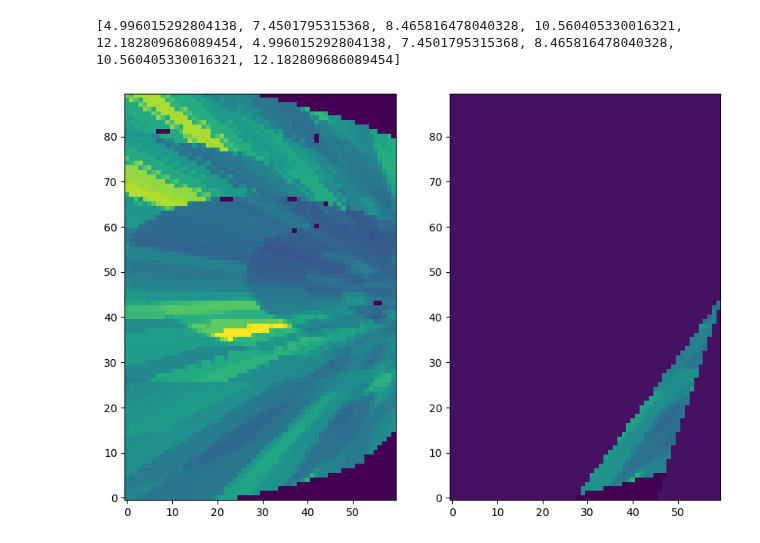
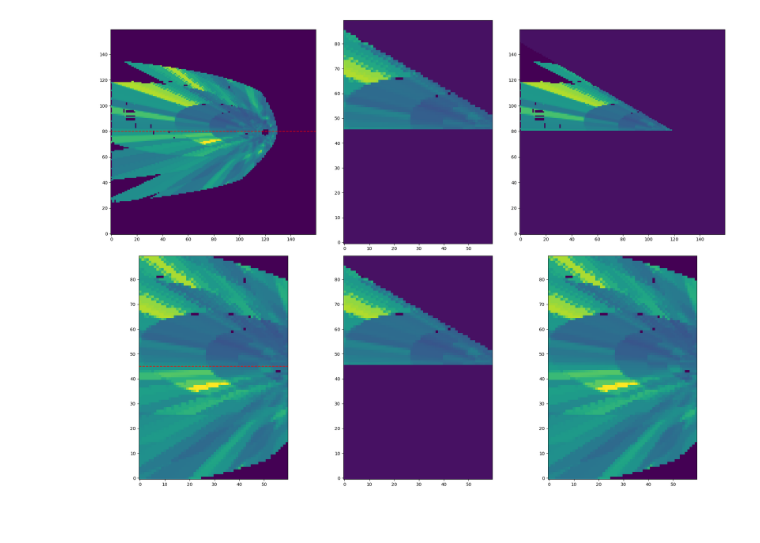
Before and after one commit to mikecoughlan/examining_twins_and_supermag, a Jupyter notebook: ion_temp_wedges.ipynb, the cells around one changed output. Drawn from its saved outputs; the diff is of its cells as text; code cells hidden in the pictures.

Commit message:
changing the wedge function

```diff
--- a/ion_temp_wedges.ipynb
+++ b/ion_temp_wedges.ipynb
@@ -66,5 +64,8 @@ maps = utils.loading_twins_maps()
+# %%
+full_maps = utils.loading_twins_maps(full_map=True)
+window_maps = utils.loading_twins_maps(full_map=False)
 # %%
-def getting_wedge(img_data, mlt_min: int = 18, mlt_max: int = 6, mlt_span: int=1, angle_steps: int = 8, center_x: int = 120, center_y: int = 80):
+def getting_wedges(img_data, angle_steps: int = 8, center_x: int = 120, center_y: int = 80):
     """
     This function takes in a temperature ENA image and divides thems into pie slices based on the
     numbers of slices desired. The output of the function is an array of the mean different sections of the
@@ -97,26 +98,24 @@ def getting_wedge(img_data, mlt_min: int = 18, mlt_max: int = 6, mlt_span: int=1
     img_mean = []
     # define the numbers of angles used for the pie slices
     N = int(360 / angle_steps)
-    angles = [i+90 for i in range(0, 90, N)]
-    # Create a duplicate of the angles for the other side of the image.
-    angles.extend(angles)
+    angles = [i for i in range(0, 360, N)]
     # Create masks for each N-degree section and apply them to the image
     for i, angle in enumerate(angles):
         # Create a new blank mask as a NumPy array
         mask = np.zeros((height, width), dtype=np.uint8)
         img_copy = np.copy(img_data)
         # Calculate the coordinates of the sector's bounding box
-        start_angle = math.radians(angle)
-        end_angle = math.radians(angle + N)
+        start_angle = angle
+        end_angle = angle + N
         # Calculate the coordinates of the sector arc
         for y in range(height):
             for x in range(width):
                 # Calculate the polar coordinates of the pixel relative to the image center
-                dx = x - center_x
-                dy = center_y - y  # Flip the y-axis direction
-                if i > ((angle_steps / 2) - 1):
-                    dy = -dy
-                pixel_angle = math.atan2(dy, dx)  # Calculate the angle in radians
+                dx = center_x - x
+                dy = center_y - y
+                pixel_angle = math.degrees(math.atan2(dy, dx))  # Calculate the angle in radians
+                if pixel_angle < 0:
+                    pixel_angle += 360
                 # Check if the pixel is within the current 45-degree section
                 if start_angle <= pixel_angle < end_angle:
                     mask[y, x] = 1  # Set the pixel to white (255)
@@ -128,17 +127,28 @@ def getting_wedge(img_data, mlt_min: int = 18, mlt_max: int = 6, mlt_span: int=1
         xx[xx == 0] = np.nan
         # Get the mean of the non zero values of the image
         img_mean.append(np.nanmean(xx))
+        # print(f'angle: {angle}, mean: {np.nanmean(xx)}')
     return img_mean, selected_sections
-# %%
-key = '2012-03-07 01:50:00'
-img_mean, selected_sections = getting_wedge(maps[key]['map'], angle_steps=20, center_x=60, center_y=45)
-print(img_mean)
-fig, ax = plt.subplots(1, 2, figsize=(10, 10))
-vmin = np.nanmin(maps[key]['map'])
-vmax = np.nanmax(maps[key]['map'])
-ax[0].imshow(maps[key]['map'], cmap='viridis', vmin=vmin, vmax=vmax, origin='lower')
-ax[1].imshow(selected_sections[6], cmap='viridis', vmin=vmin, vmax=vmax, origin='lower')
-plt.show()
-# %% [output]
-[4.996015292804138, 7.4501795315368, 8.465816478040328, 10.560405330016321, 12.182809686089454, 4.996015292804138, 7.4501795315368, 8.465816478040328, 10.560405330016321, 12.182809686089454]
-[figure, removed]
+# %%
+num = 11
+key = '2012-03-07 01:50:00'
+full_img_mean, full_selected_sections = getting_wedges(full_maps[key]['map'], angle_steps=12, center_x=120, center_y=80)
+fig, ax = plt.subplots(2, 3, figsize=(20, 15))
+vmin = np.nanmin(full_maps[key]['map'])
+vmax = np.nanmax(full_maps[key]['map'])
+ax[0,0].imshow(full_maps[key]['map'], cmap='viridis', vmin=vmin, vmax=vmax, origin='lower')
+ax[0,0].axhline(y=80, color='r', linestyle='--')
+ax[0,2].imshow(full_selected_sections[num], cmap='viridis', vmin=vmin, vmax=vmax, origin='lower')
+ax[0,1].imshow(full_selected_sections[num][35:125,50:110], cmap='viridis', vmin=vmin, vmax=vmax, origin='lower')
+
+window_img_mean, window_selected_sections = getting_wedges(window_maps[key]['map'], angle_steps=12, center_x=70, center_y=45)
+ax[1,0].imshow(window_maps[key]['map'], cmap='viridis', vmin=vmin, vmax=vmax, origin='lower')
+ax[1,0].axhline(y=45, color='r', linestyle='--')
+ax[1,1].imshow(window_selected_sections[num], cmap='viridis', vmin=vmin, vmax=vmax, origin='lower')
+ax[1,2].imshow(full_maps[key]['map'][35:125,50:110], cmap='viridis', vmin=vmin, vmax=vmax, origin='lower')
+
+# show plot with tight layout
+plt.tight_layout()
+plt.show()
+# %% [output]
+[figure, added]
```
Also changed, not shown: parts of 4 cells of this notebook.
